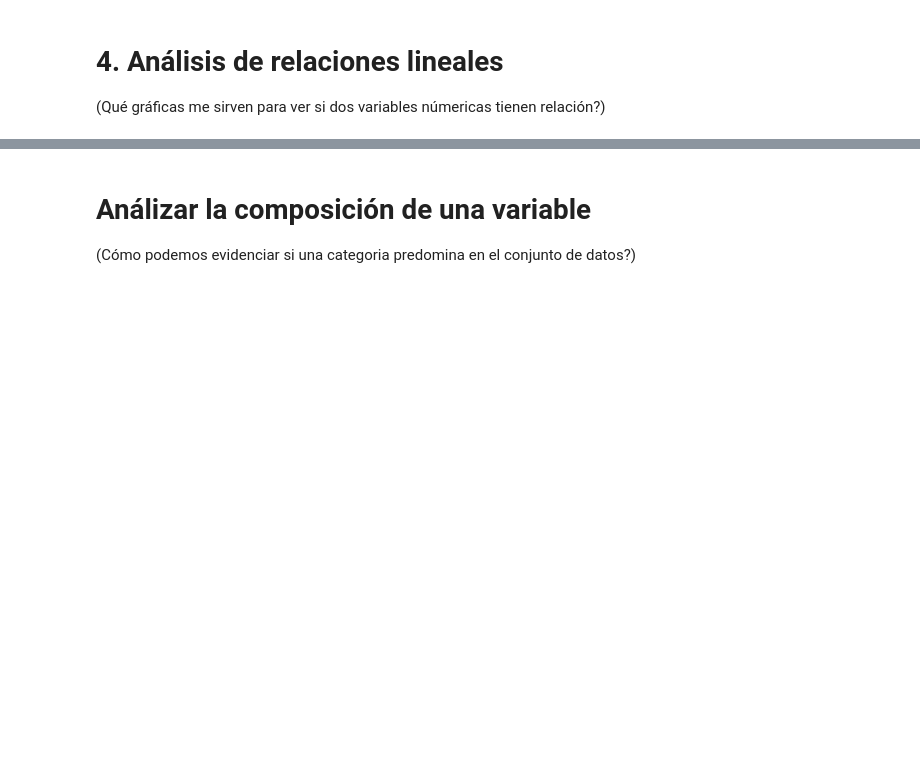
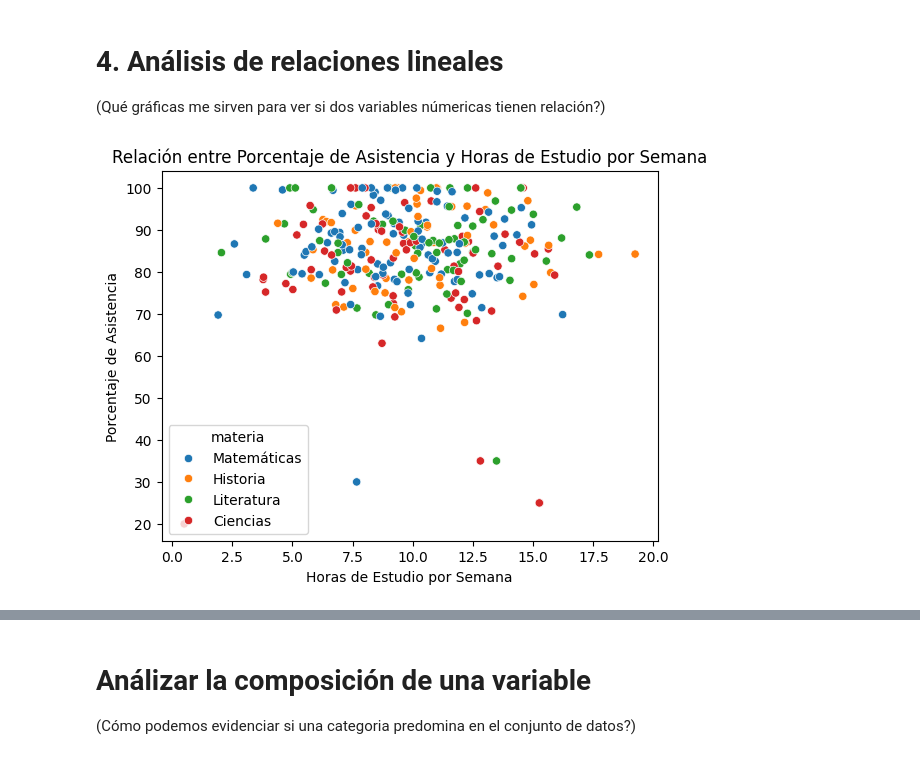
Before and after one commit to cdsaineac/Bootcamp-DS-202605, a Jupyter notebook: Clase 10 - Visualizacion de datos/Taller_Guiado_Visualización_de_datos.ipynb, the cells around one changed output, grey strips where cells are left out. Cells and saved outputs as stored; diff of their text form; code cells hidden in the pictures; blank space fills up the shorter version.

```diff
--- a/Clase 10 - Visualizacion de datos/Taller_Guiado_Visualización_de_datos.ipynb
+++ b/Clase 10 - Visualizacion de datos/Taller_Guiado_Visualización_de_datos.ipynb
@@ -139,3 +153,12 @@ Escoge una gráfica que me sirva para ver los outliers de manera clara y sencill
 # %% [markdown]
 # 4. Análisis de relaciones lineales
 (Qué gráficas me sirven para ver si dos variables númericas tienen relación?)
+# %%
+## Relación entre asistencia_pct y horas de estudio
+sns.scatterplot(data=notas, x='horas_estudio_semana', y='asistencia_pct', hue='materia')
+plt.title('Relación entre Porcentaje de Asistencia y Horas de Estudio por Semana')
+plt.xlabel('Horas de Estudio por Semana')
+plt.ylabel('Porcentaje de Asistencia')
+plt.show()
+# %% [output]
+[figure, added]
```
Also changed, not shown: parts of 8 cells of this notebook.
